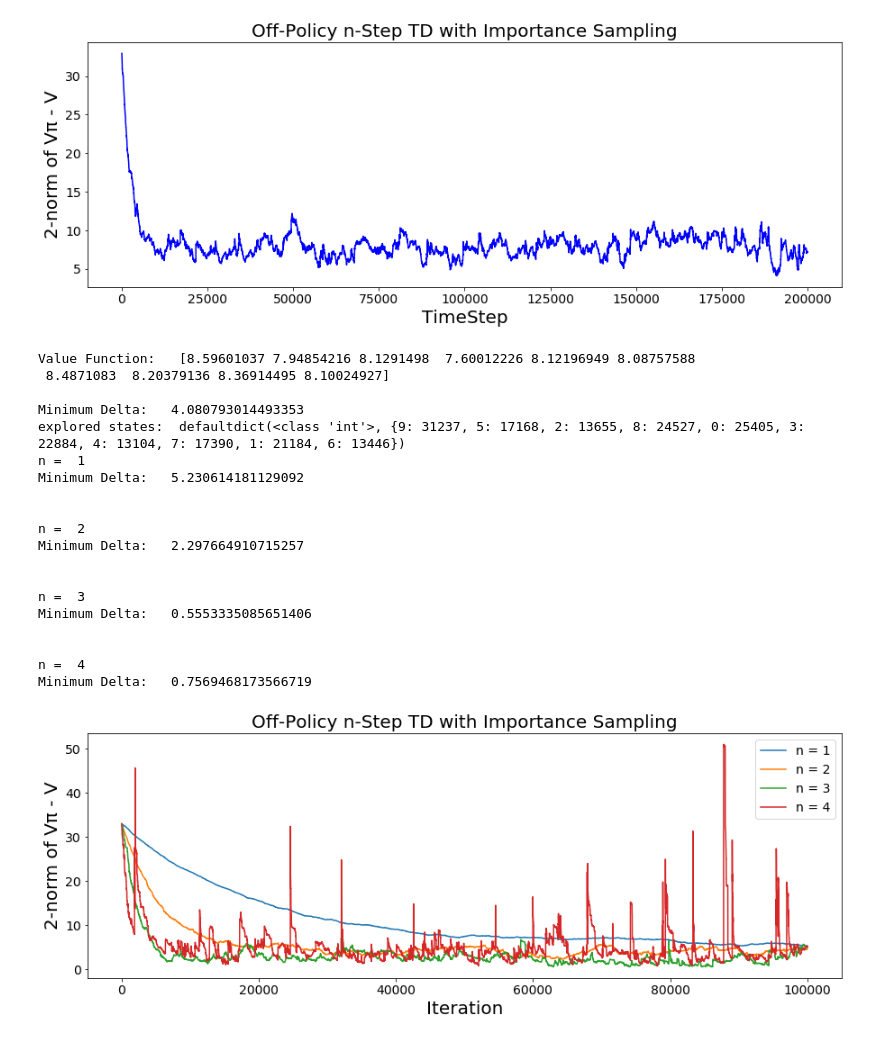
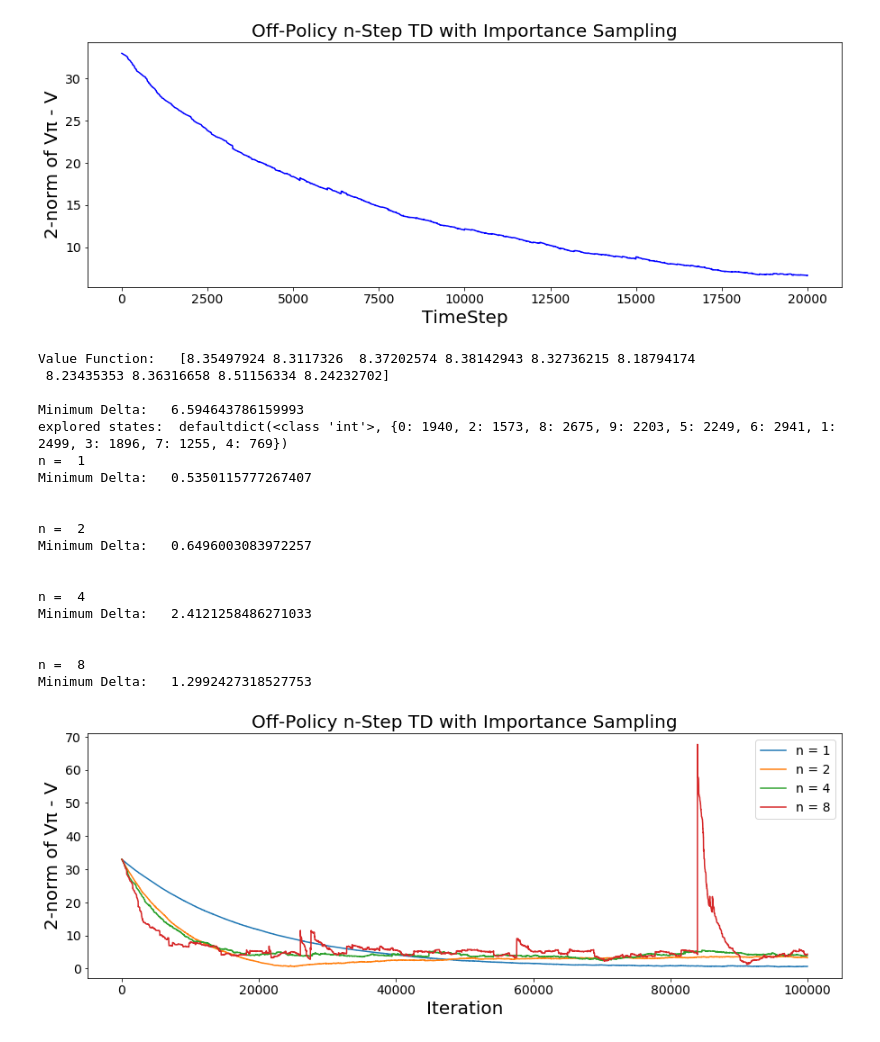
Before and after one commit to gt-coar/NivaREU2020, a Jupyter notebook: TDn-StepbySampling-Copy1.ipynb, the cells around one changed output. Drawn from its saved outputs; the diff is of its cells as text; code cells hidden in the pictures.

```diff
--- a/TDn-StepbySampling-Copy1.ipynb
+++ b/TDn-StepbySampling-Copy1.ipynb
@@ -175,12 +175,13 @@ class n_StepTDLearner:
         while True:
 
             if t<self.T:
-                action = self.chooseAction(state)
+                action = self.chooseAction(states[t])
                 actions.append(action)
-                next_state,reward = self.takeAction(state,action)
+                next_state,reward = self.takeAction(states[t],action)
                 states.append(next_state)
                 self.exploringStates[next_state]+=1
                 rewards.append(reward)
+
 
 
             tau = t-self.n+1
@@ -286,24 +287,24 @@ if __name__ == '__main__':
 
 
     print("With Constant Step Size\n\n")
-    learner = n_StepTDLearner(target_policy = target_policy,behavior_policy = behavior_policy,states = states, actions = actions,episodes = 1000, n_step = 3)
+    learner = n_StepTDLearner(target_policy = target_policy,behavior_policy = behavior_policy,states = states, actions = actions,episodes = 100, n_step = 3)
     learner.runEnvironment()
     learner.plot()
 
 
     print("\n\n\nWith Diminishing Step Size")
-    learner = n_StepTDLearner(target_policy = target_policy,behavior_policy = behavior_policy,states = states, actions = actions,episodes = 1000, diminish = lambda a,k,b: a/(k**b), n_step = 3)
+    learner = n_StepTDLearner(target_policy = target_policy,behavior_policy = behavior_policy,states = states, actions = actions,episodes = 100, diminish = lambda a,k,b: a/(k**b), n_step = 3)
     learner.runEnvironment()
     learner.plot()
 
 
     #running multiple n-steps and plotting them on the same graph
     plt.figure(figsize = (15,5))
-    for n in range(1,5):
-        learner = n_StepTDLearner(target_policy = target_policy,behavior_policy = behavior_policy,states = 10, actions = 2,episodes = 500, n_step = n)
+    for n in range(0,4):
+        learner = n_StepTDLearner(target_policy = target_policy,behavior_policy = behavior_policy,states = 10, actions = 2,episodes = 500, n_step = 2**n)
         graph = learner.runEnvironment()
-        print("n = ", n)
-        plt.plot(range(len(graph)), graph, label = f"n = {n}")
+        print("n = ", 2**n)
+        plt.plot(range(len(graph)), graph, label = f"n = {2**n}")
         print("Minimum Delta:  ", min(graph),"\n\n")
     plt.xlabel("Iteration",fontsize = 20)
     plt.ylabel("2-norm of Vπ - V",fontsize = 20)
@@ -341,33 +342,33 @@ explored states:  defaultdict(<class 'int'>, {2: 19310, 7: 42550, 1: 12438, 0: 1
 
 
 
 With Diminishing Step Size
 MDP with 10 states and 2 actions
 discounting factor gamma = 0.95, step size alpha = 0.01
 
 ... (9 lines left out)
 (6,0) = 0.88      0.42168674698795183  (6,1) = 0.12      0.5783132530120482
 (7,0) = 0.4715447154471545      0.1  (7,1) = 0.5284552845528455      0.9
 (8,0) = 0.30952380952380953      0.8636363636363636  (8,1) = 0.6904761904761905      0.13636363636363635
 (9,0) = 0.34328358208955223      0.3401360544217687  (9,1) = 0.6567164179104478      0.6598639455782312
-[figure, old version]
+[figure, new version]
-Value Function:   [8.59601037 7.94854216 8.1291498  7.60012226 8.12196949 8.08757588
- 8.4871083  8.20379136 8.36914495 8.10024927]
+Value Function:   [8.35497924 8.3117326  8.37202574 8.38142943 8.32736215 8.18794174
+ 8.23435353 8.36316658 8.51156334 8.24232702]
 
-Minimum Delta:   4.080793014493353
-explored states:  defaultdict(<class 'int'>, {9: 31237, 5: 17168, 2: 13655, 8: 24527, 0: 25405, 3: 22884, 4: 13104, 7: 17390, 1: 21184, 6: 13446})
+Minimum Delta:   6.594643786159993
+explored states:  defaultdict(<class 'int'>, {0: 1940, 2: 1573, 8: 2675, 9: 2203, 5: 2249, 6: 2941, 1: 2499, 3: 1896, 7: 1255, 4: 769})
 n =  1
-Minimum Delta:   5.230614181129092
+Minimum Delta:   0.5350115777267407
 
 
 n =  2
-Minimum Delta:   2.297664910715257
-
-
-n =  3
-Minimum Delta:   0.5553335085651406
+Minimum Delta:   0.6496003083972257
 
 
 n =  4
-Minimum Delta:   0.7569468173566719
+Minimum Delta:   2.4121258486271033
+
+
+n =  8
+Minimum Delta:   1.2992427318527753
-[figure, old version]
+[figure, new version]
```
Also changed, not shown: parts of 1 cell of this notebook, 1 other file.
